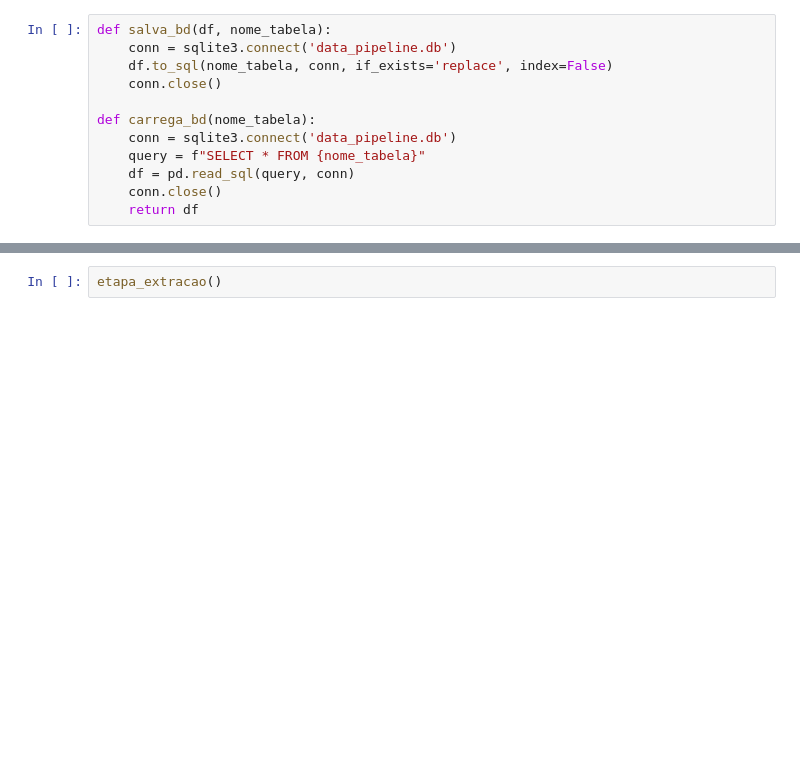
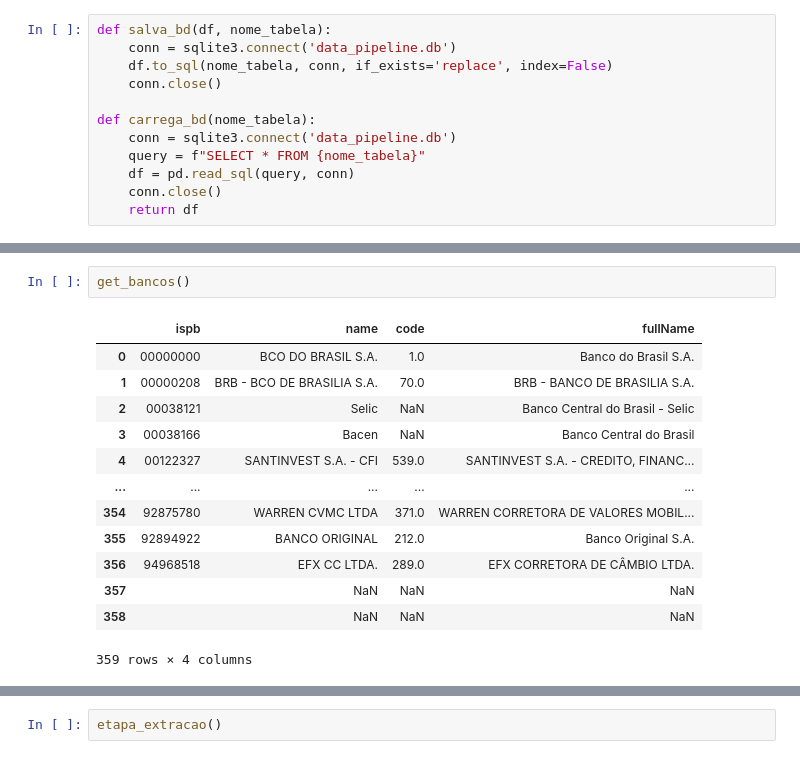
Before and after one commit to JoaoVinicius1904/CoderHouse, a Jupyter notebook: Projeto_Final.ipynb, the cells around one changed output, grey strips where cells are left out. Drawn from its saved outputs; the diff is of its cells as text; blank space fills up the shorter version.

```diff
--- a/Projeto_Final.ipynb
+++ b/Projeto_Final.ipynb
@@ -86,3 +118,19 @@ def etapa_extracao():
+# %%
+get_bancos()
+# %% [output]
+|  | ispb | name | code | fullName |
+| 0 | 00000000 | BCO DO BRASIL S.A. | 1.0 | Banco do Brasil S.A. |
+| 1 | 00000208 | BRB - BCO DE BRASILIA S.A. | 70.0 | BRB - BANCO DE BRASILIA S.A. |
+| 2 | 00038121 | Selic | NaN | Banco Central do Brasil - Selic |
+| 3 | 00038166 | Bacen | NaN | Banco Central do Brasil |
+| 4 | 00122327 | SANTINVEST S.A. - CFI | 539.0 | SANTINVEST S.A. - CREDITO, FINANC... |
+| ... | ... | ... | ... | ... |
+| 354 | 92875780 | WARREN CVMC LTDA | 371.0 | WARREN CORRETORA DE VALORES MOBIL... |
+| 355 | 92894922 | BANCO ORIGINAL | 212.0 | Banco Original S.A. |
+| 356 | 94968518 | EFX CC LTDA. | 289.0 | EFX CORRETORA DE CÂMBIO LTDA. |
+| 357 |  | NaN | NaN | NaN |
+| 358 |  | NaN | NaN | NaN |
+359 rows × 4 columns
 # %%
 def etapa_transformacao():
     try:
```
Also changed, not shown: parts of 7 cells of this notebook, 2 other files.
